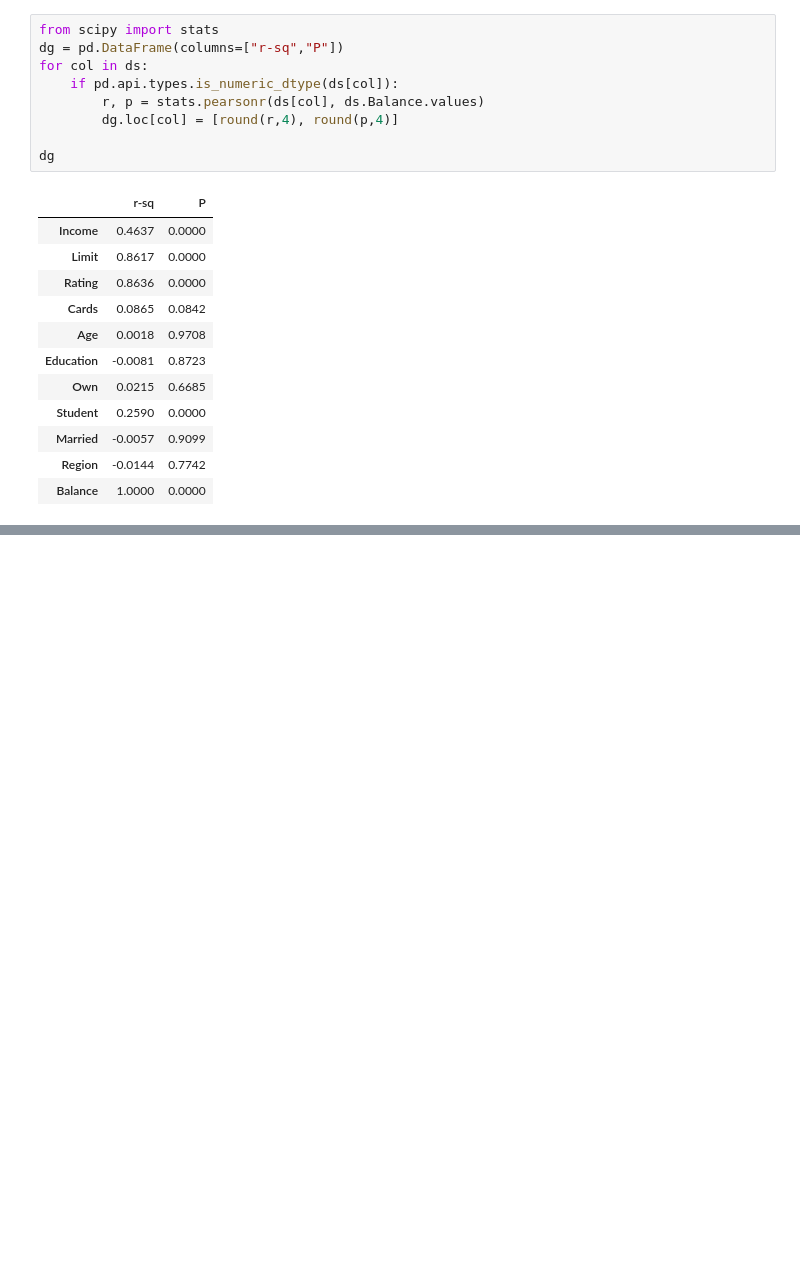
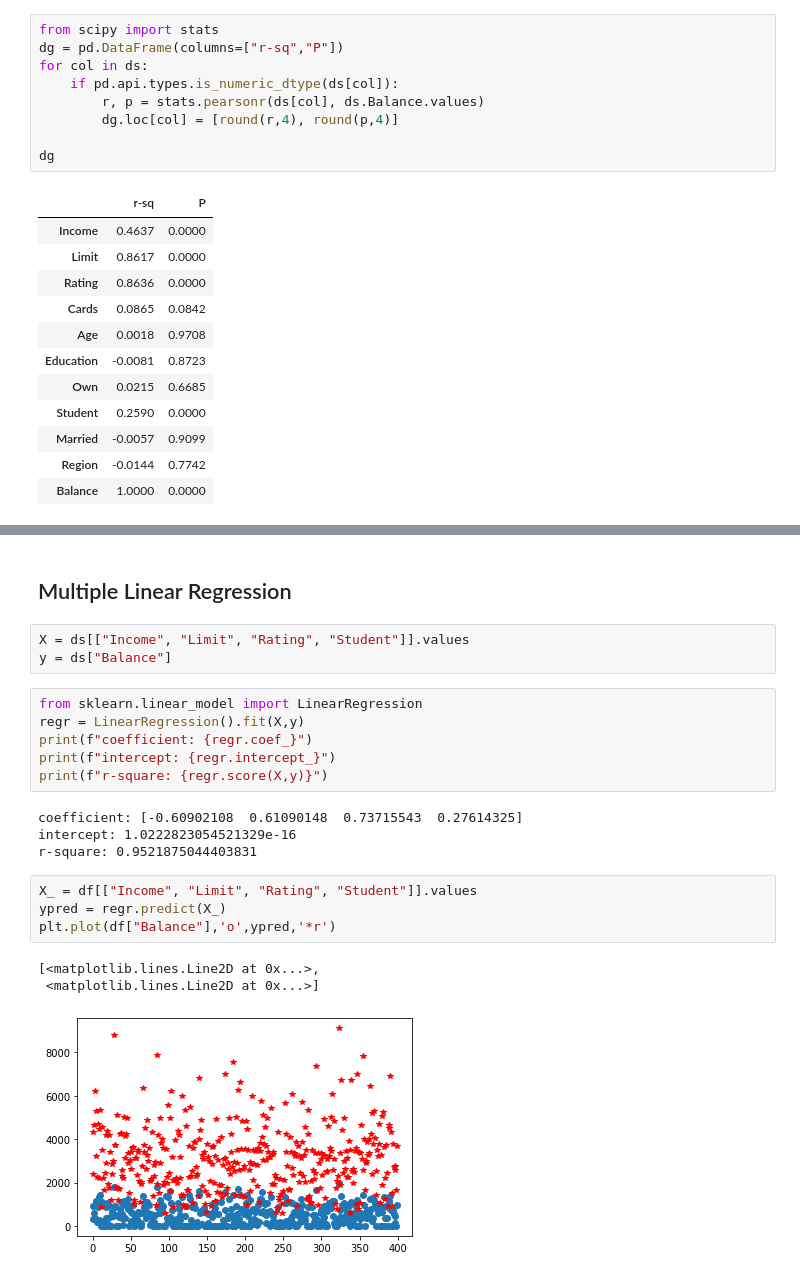
Before and after one commit to adunoluwa1/Data-Science, a Jupyter notebook: Credit.ipynb, the cells around one changed output, grey strips where cells are left out. Drawn from its saved outputs; the diff is of its cells as text; blank space fills up the shorter version.

```diff
--- a/Credit.ipynb
+++ b/Credit.ipynb
@@ -239,0 +265,23 @@ plt.show()
+# %% [markdown]
+## Multiple Linear Regression
+# %%
+X = ds[["Income", "Limit", "Rating", "Student"]].values
+y = ds["Balance"]
+# %%
+from sklearn.linear_model import LinearRegression
+regr = LinearRegression().fit(X,y)
+print(f"coefficient: {regr.coef_}")
+print(f"intercept: {regr.intercept_}")
+print(f"r-square: {regr.score(X,y)}")
+# %% [output]
+coefficient: [-0.60902108  0.61090148  0.73715543  0.27614325]
+intercept: 1.0222823054521329e-16
+r-square: 0.9521875044403831
+# %%
+X_ = df[["Income", "Limit", "Rating", "Student"]].values
+ypred = regr.predict(X_)
+plt.plot(df["Balance"],'o',ypred,'*r')
+# %% [output]
+[<matplotlib.lines.Line2D at 0x...>,
+ <matplotlib.lines.Line2D at 0x...>]
+[figure, added]
```
Also changed, not shown: parts of 7 cells of this notebook.
